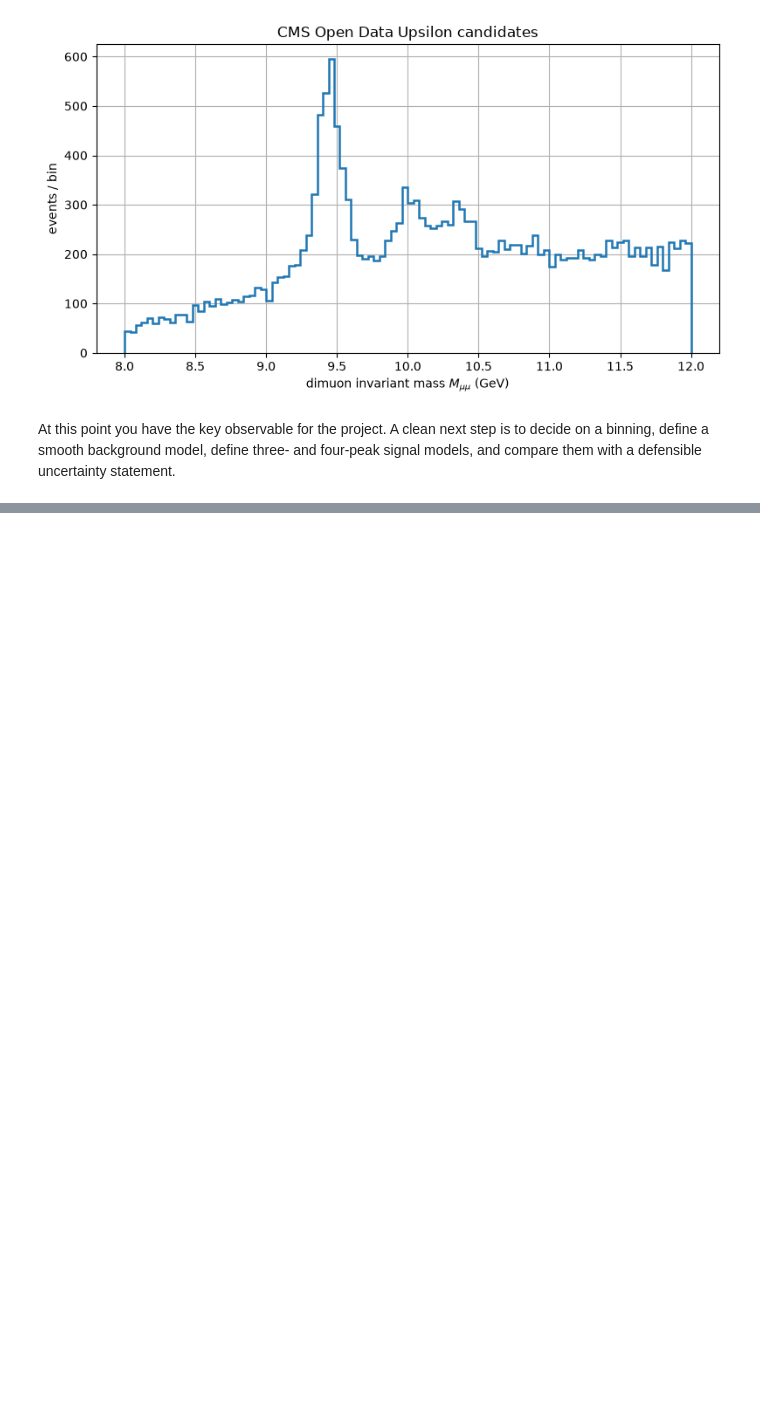
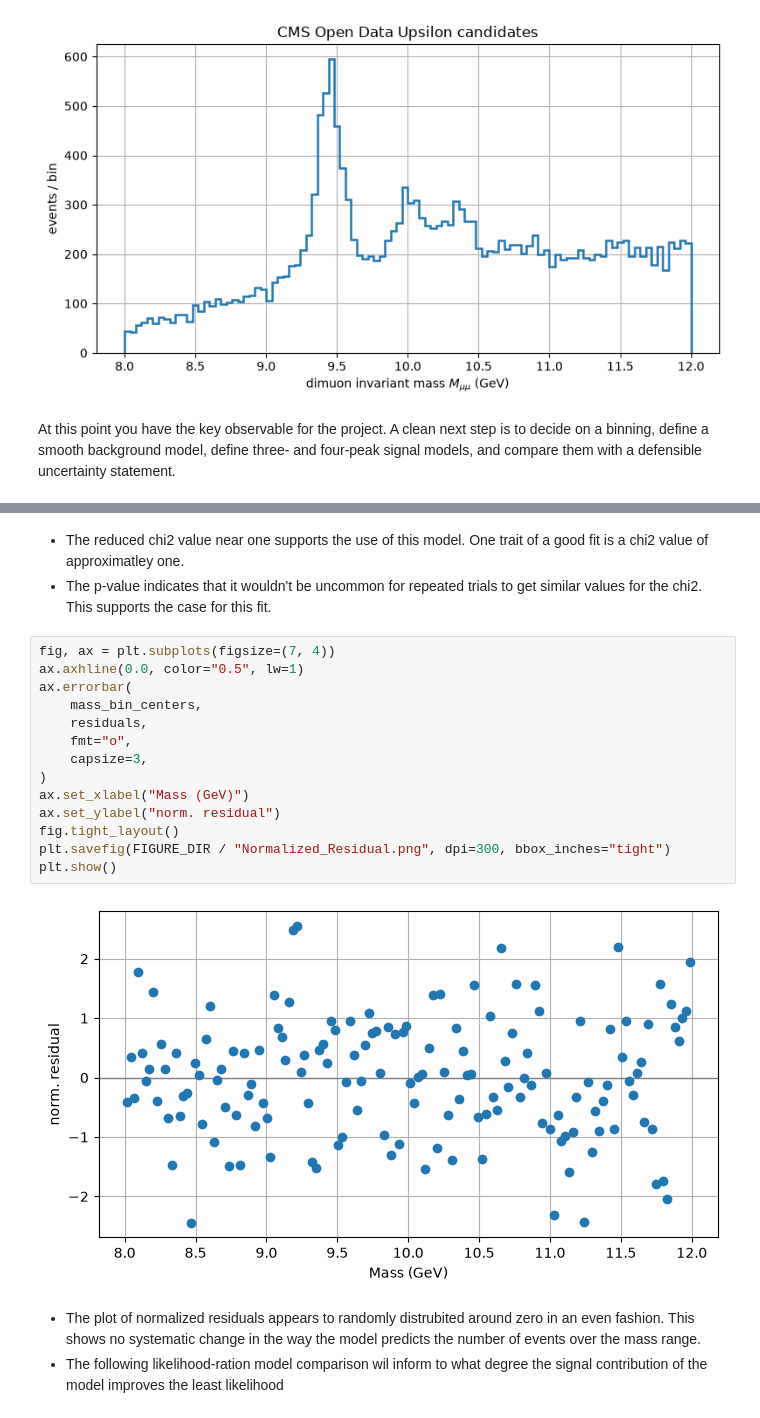
Before and after one commit to nkoval-wm/project1-nkoval-wm, a Jupyter notebook: notebooks/load_and_compute_mass.ipynb, the cells around one changed output, grey strips where cells are left out. Cells and saved outputs as stored; diff of their text form; blank space fills up the shorter version.

```diff
--- a/notebooks/load_and_compute_mass.ipynb
+++ b/notebooks/load_and_compute_mass.ipynb
@@ -161,0 +536,22 @@ At this point you have the key observable for the project. A clean next step is
+# %% [markdown]
+- The reduced chi2 value near one supports the use of this model. One trait of a good fit is a chi2 value of approximatley one.
+- The p-value indicates that it wouldn't be uncommon for repeated trials to get similar values for the chi2. This supports the case for this fit.
+# %%
+fig, ax = plt.subplots(figsize=(7, 4))
+ax.axhline(0.0, color="0.5", lw=1)
+ax.errorbar(
+    mass_bin_centers,
+    residuals,
+    fmt="o",
+    capsize=3,
+)
+ax.set_xlabel("Mass (GeV)")
+ax.set_ylabel("norm. residual")
+fig.tight_layout()
+plt.savefig(FIGURE_DIR / "Normalized_Residual.png", dpi=300, bbox_inches="tight")
+plt.show()
+# %% [output]
+[figure, added]
+# %% [markdown]
+- The plot of normalized residuals appears to randomly distrubited around zero in an even fashion. This shows no systematic change in the way the model predicts the number of events over the mass range.
+- The following likelihood-ration model comparison wil inform to what degree the signal contribution of the model improves the least likelihood
```
Also changed, not shown: parts of 20 cells of this notebook, 9 other files.
